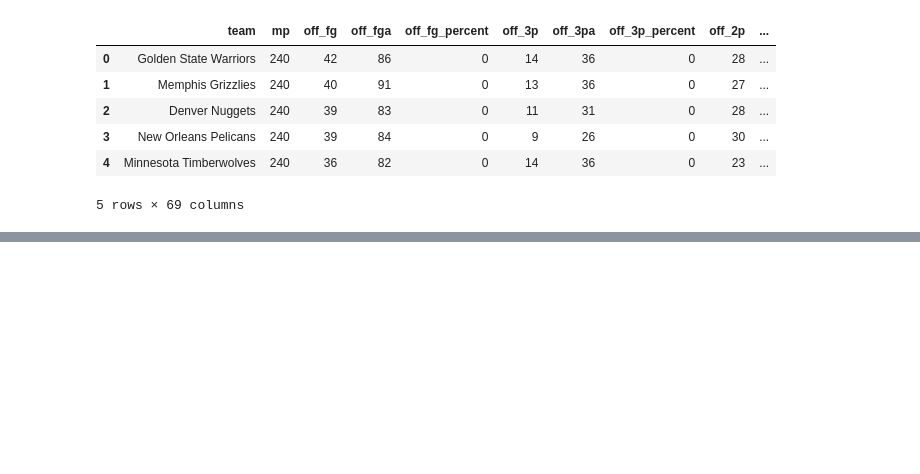
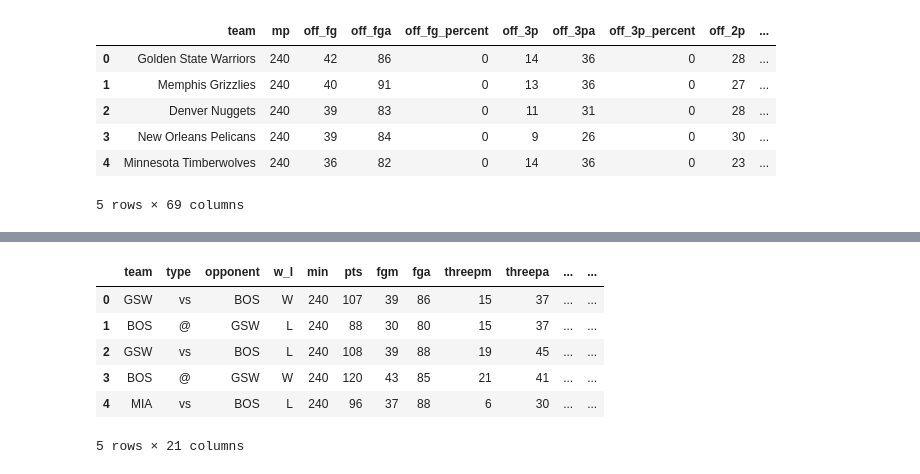
Before and after one commit to emeralddawns/NBA-Prediction-NN, a Jupyter notebook: nba_team_stats_cleaned.ipynb, the cells around one changed output, grey strips where cells are left out. Drawn from its saved outputs; the diff is of its cells as text; code cells hidden in the pictures; blank space fills up the shorter version.

```diff
--- a/nba_team_stats_cleaned.ipynb
+++ b/nba_team_stats_cleaned.ipynb
@@ -253,0 +280,12 @@ pd.read_sql_query('select * from post_season_stats', con=engine).head()
+# %%
+post_matches_df = pd.read_csv('NBA_Data_Playoffs_2022_plus.csv')
+post_matches_df = post_matches_df.drop(['Unnamed: 0'],axis=1)
+post_matches_df.head()
+# %% [output]
+|  | team | type | opponent | w_l | min | pts | fgm | fga | threepm | threepa | ... | ... |
+| 0 | GSW | vs | BOS | W | 240 | 107 | 39 | 86 | 15 | 37 | ... | ... |
+| 1 | BOS | @ | GSW | L | 240 | 88 | 30 | 80 | 15 | 37 | ... | ... |
+| 2 | GSW | vs | BOS | L | 240 | 108 | 39 | 88 | 19 | 45 | ... | ... |
+| 3 | BOS | @ | GSW | W | 240 | 120 | 43 | 85 | 21 | 41 | ... | ... |
+| 4 | MIA | vs | BOS | L | 240 | 96 | 37 | 88 | 6 | 30 | ... | ... |
+5 rows × 21 columns
```
Also changed, not shown: parts of 6 cells of this notebook, 1 other file.
